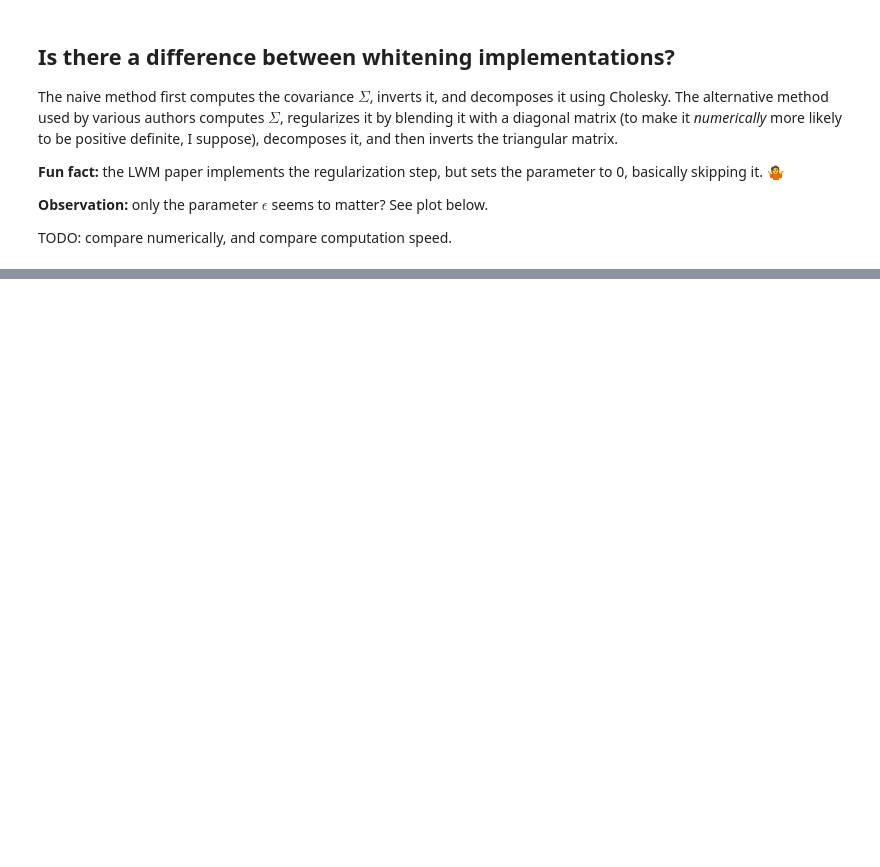
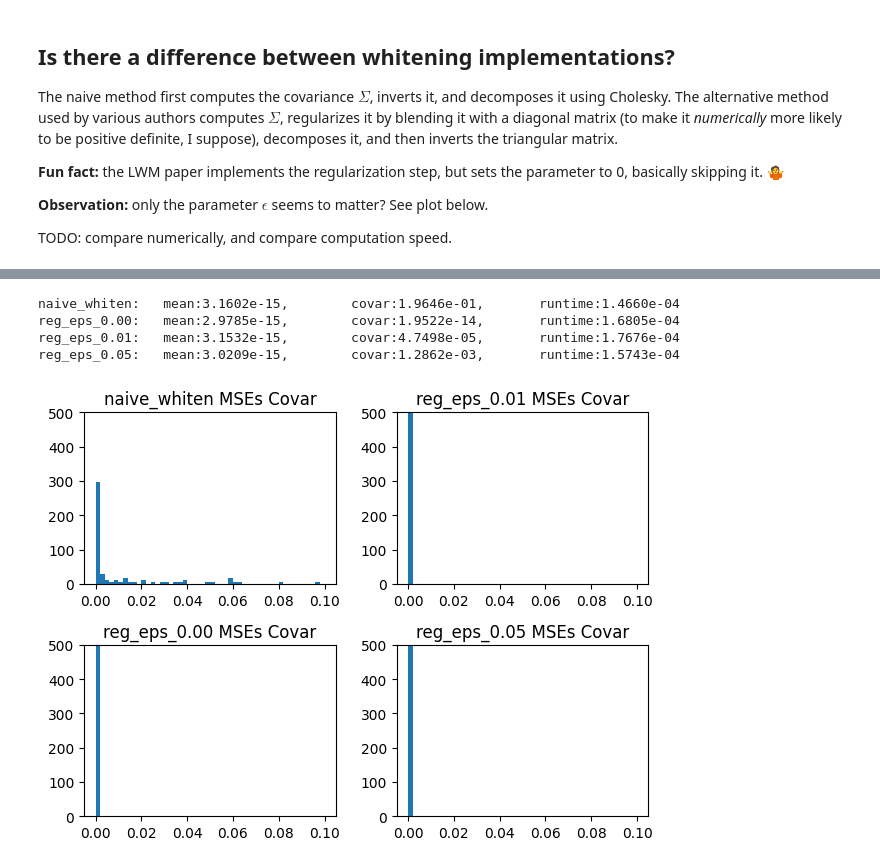
Before and after one commit to Nifrec/rolim, a Jupyter notebook: rolim/notebooks/whitening.ipynb, the cells around one changed output, grey strips where cells are left out. Cells and saved outputs as stored; diff of their text form; code cells hidden in the pictures; blank space fills up the shorter version.

```diff
--- a/rolim/notebooks/whitening.ipynb
+++ b/rolim/notebooks/whitening.ipynb
@@ -164,0 +296,29 @@ ax.set(**{"title": "Different implementations Whitening transform"});
+# %%
+fig, axes = plt.subplots(nrows=2, ncols=2)
+row = 0
+col = 0
+for setup_name in setups.keys():
+    log = setups[setup_name][1]
+
+    ax = axes[row, col]
+    ax.set_title(setup_name + " MSEs Covar")
+    ax.hist(log["covar_mses"], bins=50, range=[0, 0.1], density=True)
+    ax.set_ylim([0, 500])
+
+    row += 1
+    if row >= 2:
+        row = 0
+        col += 1
+
+    mean_mean_mse = np.mean(log["mean_mses"])
+    mean_covar_mse = np.mean(log["covar_mses"])
+    mean_runtime = np.mean(log["runtimes"])
+    print(f"{setup_name}: \tmean:{mean_mean_mse:.4e}, \tcovar:{mean_covar_mse:.4e}, \truntime:{mean_runtime:.4e}")
+
+plt.tight_layout()
+# %% [output]
+naive_whiten:   mean:3.1602e-15,        covar:1.9646e-01,       runtime:1.4660e-04
+reg_eps_0.00:   mean:2.9785e-15,        covar:1.9522e-14,       runtime:1.6805e-04
+reg_eps_0.01:   mean:3.1532e-15,        covar:4.7498e-05,       runtime:1.7676e-04
+reg_eps_0.05:   mean:3.0209e-15,        covar:1.2862e-03,       runtime:1.5743e-04
+[figure, added]
```
Also changed, not shown: parts of 13 cells of this notebook.
